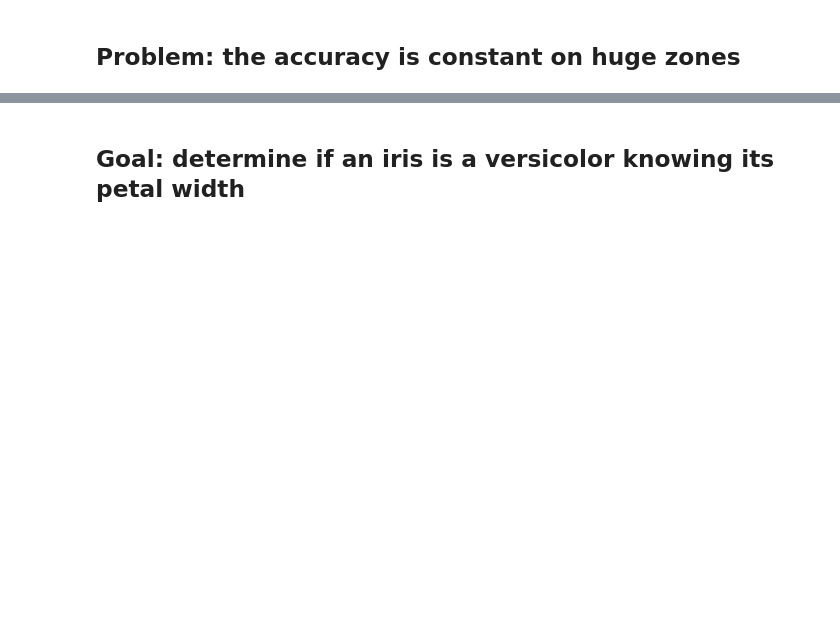
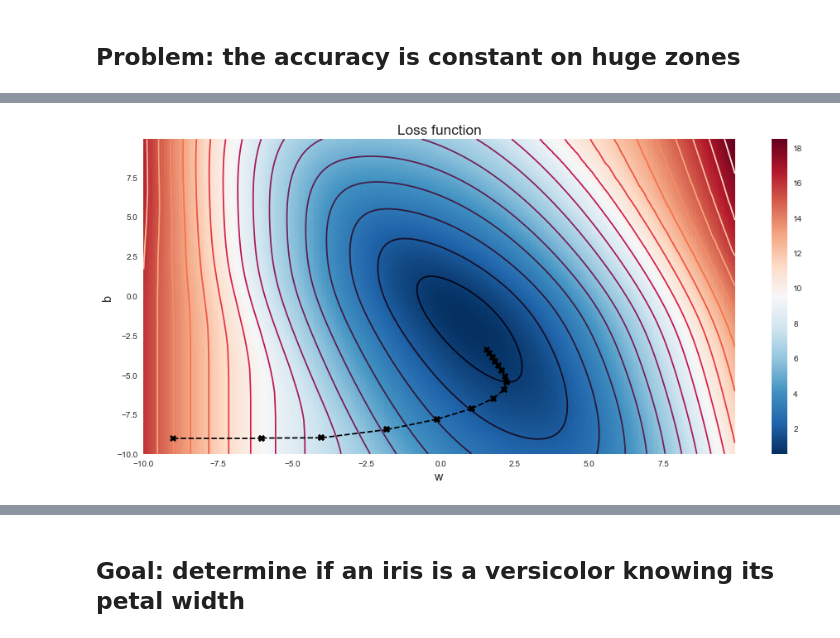
Before and after one commit to florentguymartin/introduction_neuralnetworks_keras, a Jupyter notebook: notebooks/09-fm-talk-slides-rise.ipynb, the cells around one changed output, grey strips where cells are left out. Saved outputs shown, nothing was run; the diff lists cells and outputs as text; code cells hidden in the pictures; blank space fills up the shorter version.

```diff
--- a/notebooks/09-fm-talk-slides-rise.ipynb
+++ b/notebooks/09-fm-talk-slides-rise.ipynb
@@ -326,20 +389,21 @@ plt.legend();
 def get_loss(weight,bias):
     layer =  model.layers[0]
     layer.set_weights( [ np.array([[weight]]) , np.array([bias]) ] )
-    loss = model.evaluate(iris[['petal_width']], iris[['isVirginica']], \
-                          verbose=0)[0]
+    loss = model.evaluate(iris[['petal_width']], iris[['isVirginica']], verbose=0 )[0]
     return loss
 vloss = np.vectorize(get_loss)
 # %%
 loss_grid = vloss(x_grid,y_grid)
 # %%
 fig , ax_loss = plt.subplots(figsize=(16,7))
-plt.pcolor(x_grid , y_grid , loss_grid , norm=colors.LogNorm() , cmap='RdBu_r')
+plt.pcolor(x_grid , y_grid , loss_grid  , cmap='RdBu_r')
 plt.colorbar(); plt.contour(x_grid, y_grid, loss_grid,20)
-plt.title('Loss function'); plt.xlabel('weight'); plt.ylabel('bias');
-model.layers[0].set_weights( [ np.array([[9]]) , np.array([9]) ] )
-for i in range(15):
-    old_weight, old_bias = model.get_weights()[0][0][0], model.get_weights()[1][0]
-    model.fit(iris[['petal_width']] , iris[['isVirginica']] , epochs=40 , verbose=0 )
-    weight, bias = model.get_weights()[0][0][0] , model.get_weights()[1][0]
-    plt.plot([old_weight,weight] , [old_bias,bias] , 'kX--' , markersize=8 )
+plt.title('Loss function'); plt.xlabel('w'); plt.ylabel('b');
+# model.layers[0].set_weights( [ np.array([[-9]]) , np.array([-9]) ] )
+# for i in range(15):
+#     old_weight, old_bias = model.get_weights()[0][0][0], model.get_weights()[1][0]
+#     model.fit(iris[['petal_width']] , iris[['isVirginica']] , epochs=40 , verbose=0 )
+#     weight, bias = model.get_weights()[0][0][0] , model.get_weights()[1][0]
+#     plt.plot([old_weight,weight] , [old_bias,bias] , 'kX--' , markersize=8 )
+# %% [output]
+[figure, added]
```
Also changed, not shown: parts of 55 cells of this notebook, 8 other files.
